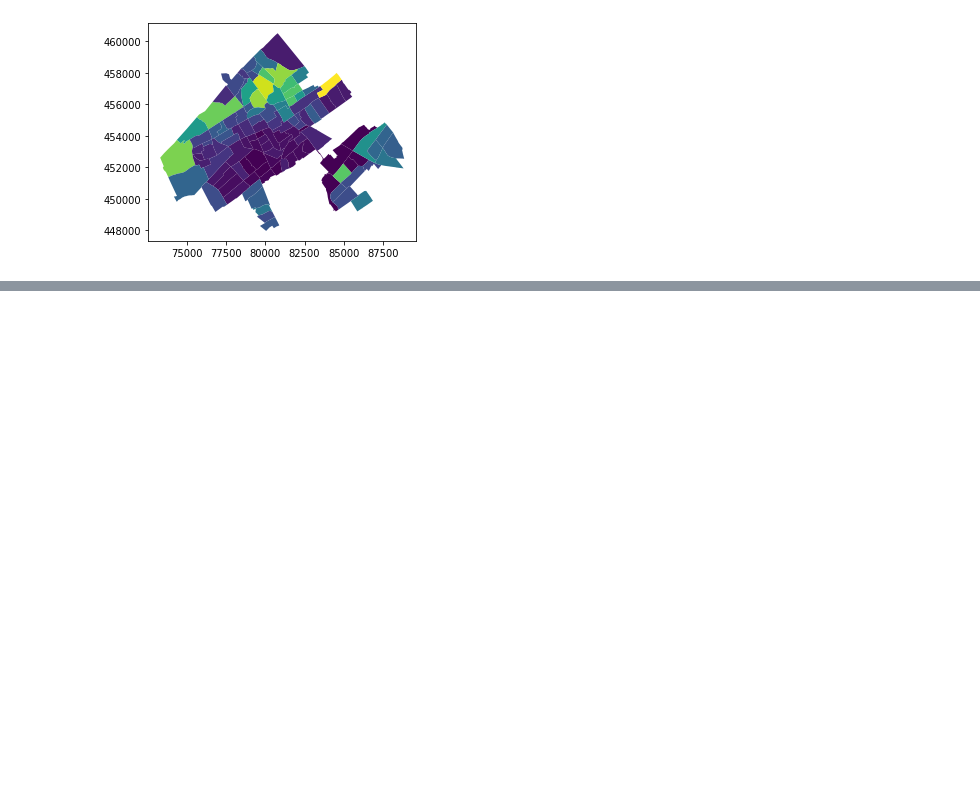
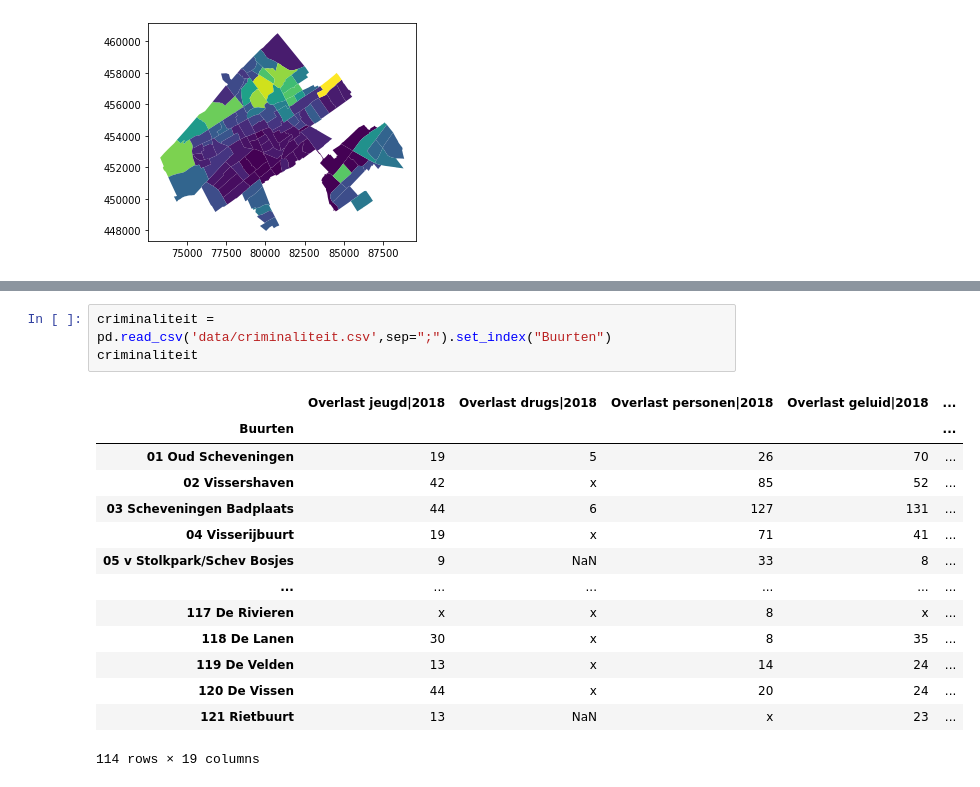
Before and after one commit to J-h-V/OpenDataDenHaag, a Jupyter notebook: GISMap.ipynb, the cells around one changed output, grey strips where cells are left out. Cells and saved outputs as stored; diff of their text form; blank space fills up the shorter version.

```diff
--- a/GISMap.ipynb
+++ b/GISMap.ipynb
@@ -61,0 +109,18 @@ dh_plot_locations.plot(column="ttprs")
+# %%
+criminaliteit = pd.read_csv('data/criminaliteit.csv',sep=";").set_index("Buurten")
+criminaliteit
+# %% [output]
+|  | Overlast jeugd|2018 | Overlast drugs|2018 | Overlast personen|2018 | Overlast geluid|2018 | ... |
+| Buurten |  |  |  |  | ... |
+| 01 Oud Scheveningen | 19 | 5 | 26 | 70 | ... |
+| 02 Vissershaven | 42 | x | 85 | 52 | ... |
+| 03 Scheveningen Badplaats | 44 | 6 | 127 | 131 | ... |
+| 04 Visserijbuurt | 19 | x | 71 | 41 | ... |
+| 05 v Stolkpark/Schev Bosjes | 9 | NaN | 33 | 8 | ... |
+| ... | ... | ... | ... | ... | ... |
+| 117 De Rivieren | x | x | 8 | x | ... |
+| 118 De Lanen | 30 | x | 8 | 35 | ... |
+| 119 De Velden | 13 | x | 14 | 24 | ... |
+| 120 De Vissen | 44 | x | 20 | 24 | ... |
+| 121 Rietbuurt | 13 | NaN | x | 23 | ... |
+114 rows × 19 columns
```
Also changed, not shown: parts of 9 cells of this notebook, 4 other files.
